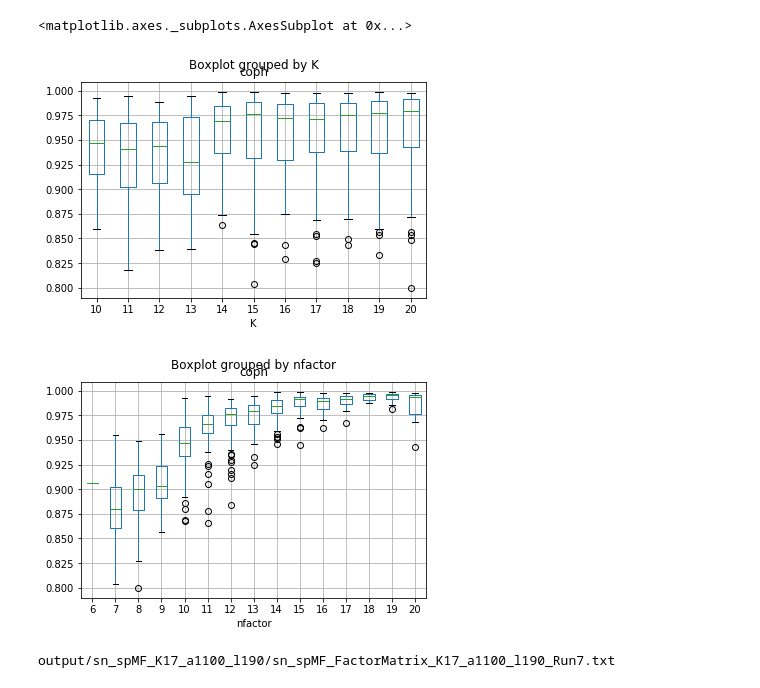
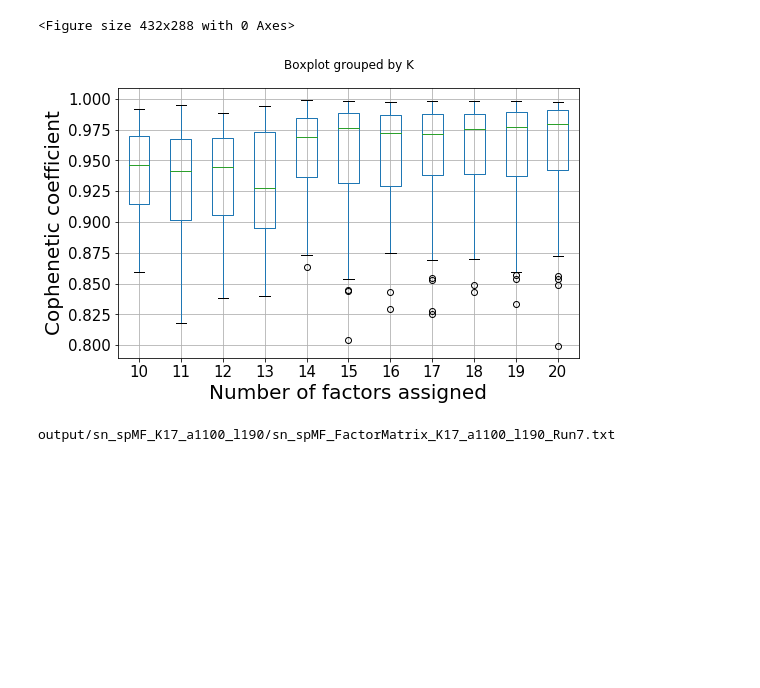
Before and after one commit to heyuan7676/ts_eQTLs, a Jupyter notebook: choose_paras_sn_spMF.ipynb, the cells around one changed output. Saved outputs shown, nothing was run; the diff lists cells and outputs as text; code cells hidden in the pictures; blank space fills up the shorter version.

```diff
--- a/choose_paras_sn_spMF.ipynb
+++ b/choose_paras_sn_spMF.ipynb
@@ -6,13 +6,20 @@ from matplotlib import pyplot as plt
 # %%
 
 fn = 'output/choose_para.txt'
 result = pd.read_csv(fn, sep='\t')
 result['nfactor'] = [round(x) for x in result['nfactor']]
-result.boxplot(by = 'K', column = 'coph')
 
-result.boxplot(by = 'nfactor', column = 'coph')
+
+## 2.0 Examine the cophenetic coefficient for different K values
+
+plt.figure()
+result.boxplot(by = 'K', column = 'coph', figsize=(8,5), fontsize = 15)
+plt.xlabel("Number of factors assigned", size = 20)
+plt.ylabel('Cophenetic coefficient', size = 20)
+plt.title('')
+plt.show()
+plt.close()
 # %% [output]
-<matplotlib.axes._subplots.AxesSubplot at 0x...>
+<Figure size 432x288 with 0 Axes>
-[figure, old version]
+[figure, new version]
-[figure, removed]
 # %%
```
Also changed, not shown: parts of 1 cell of this notebook, 1 other file.
